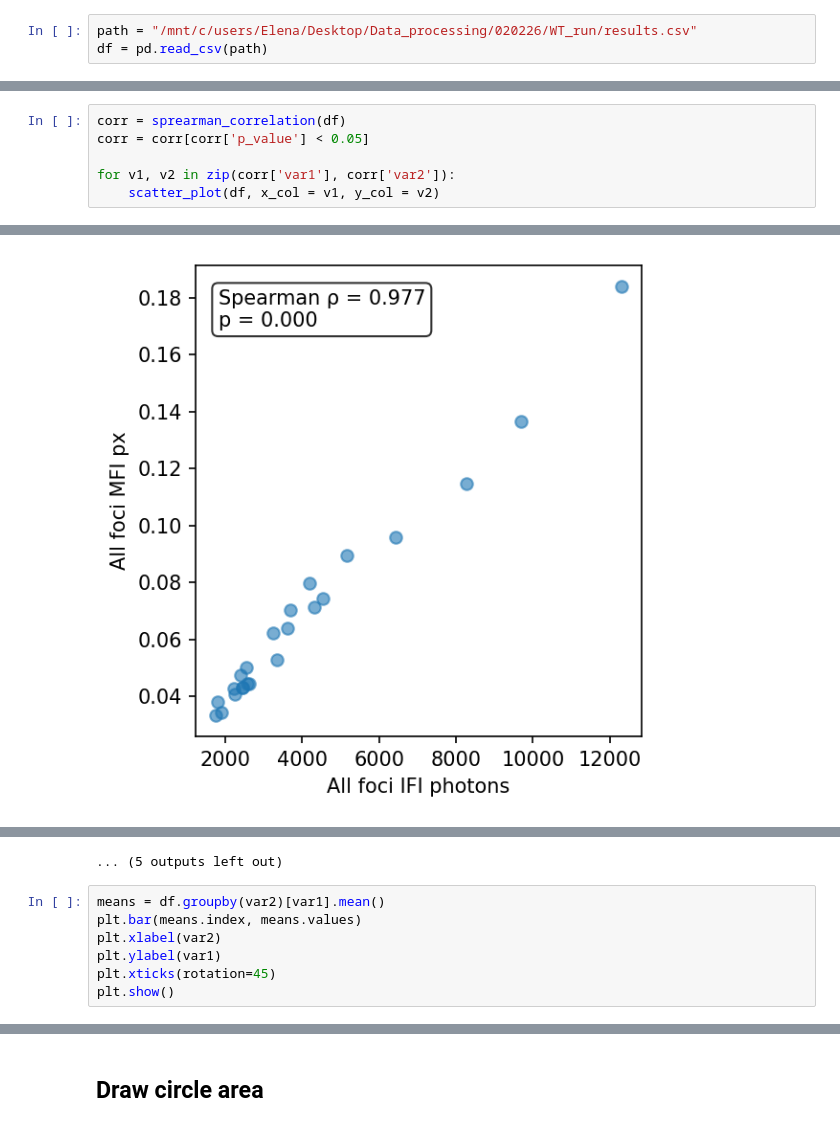
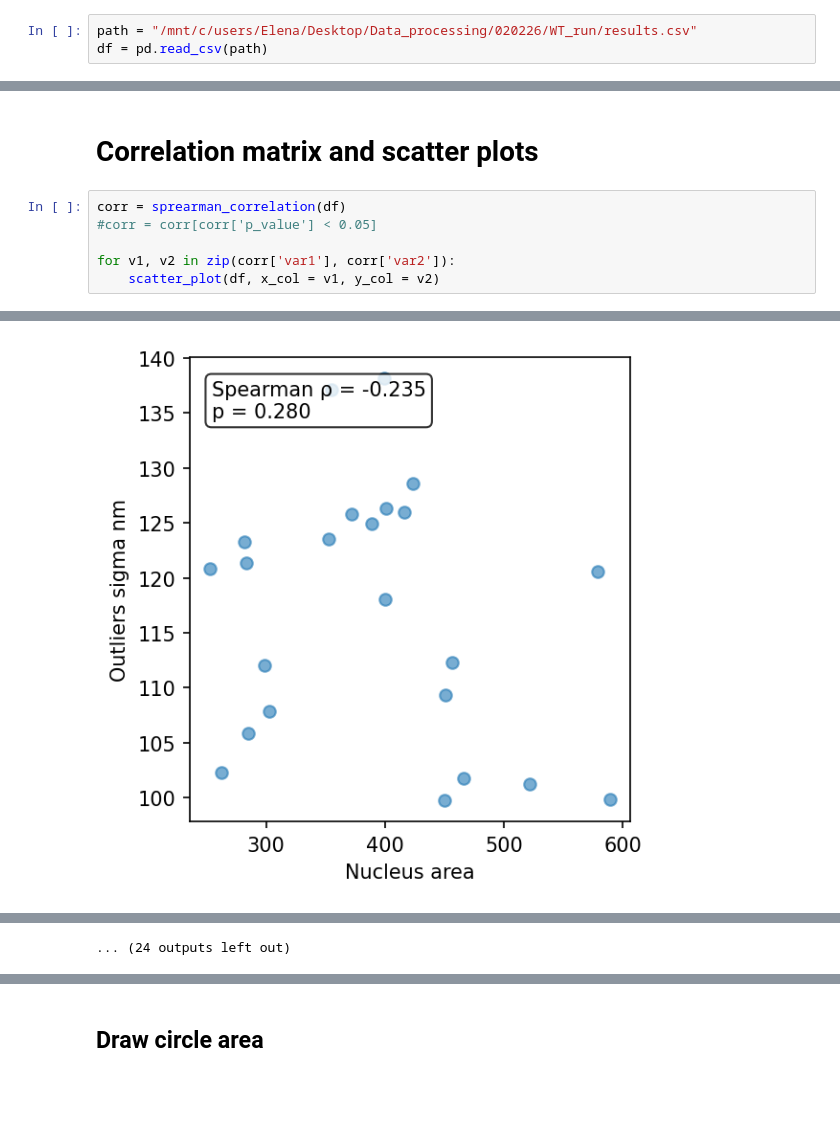
Before and after one commit to Lopatushka/LLPS, a Jupyter notebook: Kmean.ipynb, the cells around one changed output, grey strips where cells are left out. Cells and saved outputs as stored; diff of their text form; blank space fills up the shorter version.

Commit message:
kmean graphs

```diff
--- a/Kmean.ipynb
+++ b/Kmean.ipynb
@@ -119,9 +162,11 @@ df.head()
 | 2 | C2_MP_U2OS_fixed_20nMJF549_ORC1_W... | 354.843 | 5.894 | 529 | 2237.390046 | 0.042774 | ... |
 | 3 | C2_MP_U2OS_fixed_20nMJF549_ORC1_W... | 352.762 | 11.008 | 736 | 3610.210258 | 0.064096 | ... |
 | 4 | C2_MP_U2OS_fixed_20nMJF549_ORC1_W... | 579.206 | 6.531 | 858 | 2410.481392 | 0.047565 | ... |
+# %% [markdown]
+# Correlation matrix and scatter plots
 # %%
 corr = sprearman_correlation(df)
-corr = corr[corr['p_value'] < 0.05]
+#corr = corr[corr['p_value'] < 0.05]
 
 for v1, v2 in zip(corr['var1'], corr['var2']):
     scatter_plot(df, x_col = v1, y_col = v2)
@@ -136 +181 @@ for v1, v2 in zip(corr['var1'], corr['var2']):
-[figure, old version]
+[figure, new version]
@@ -141,8 +186 @@ for v1, v2 in zip(corr['var1'], corr['var2']):
-... (5 outputs left out)
+... (24 outputs left out)
-# %%
-means = df.groupby(var2)[var1].mean()
-plt.bar(means.index, means.values)
-plt.xlabel(var2)
-plt.ylabel(var1)
-plt.xticks(rotation=45)
-plt.show()
```
Also changed, not shown: parts of 5 cells of this notebook.
